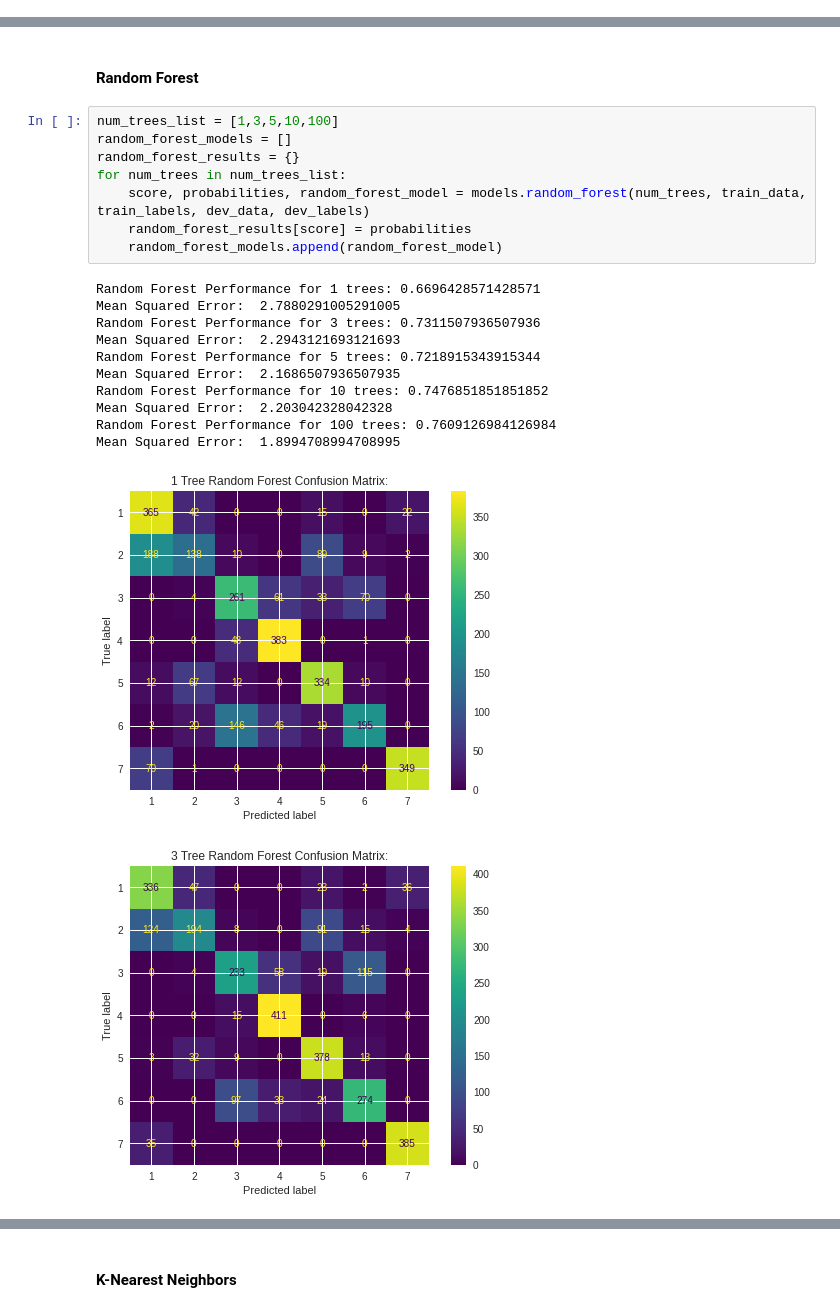
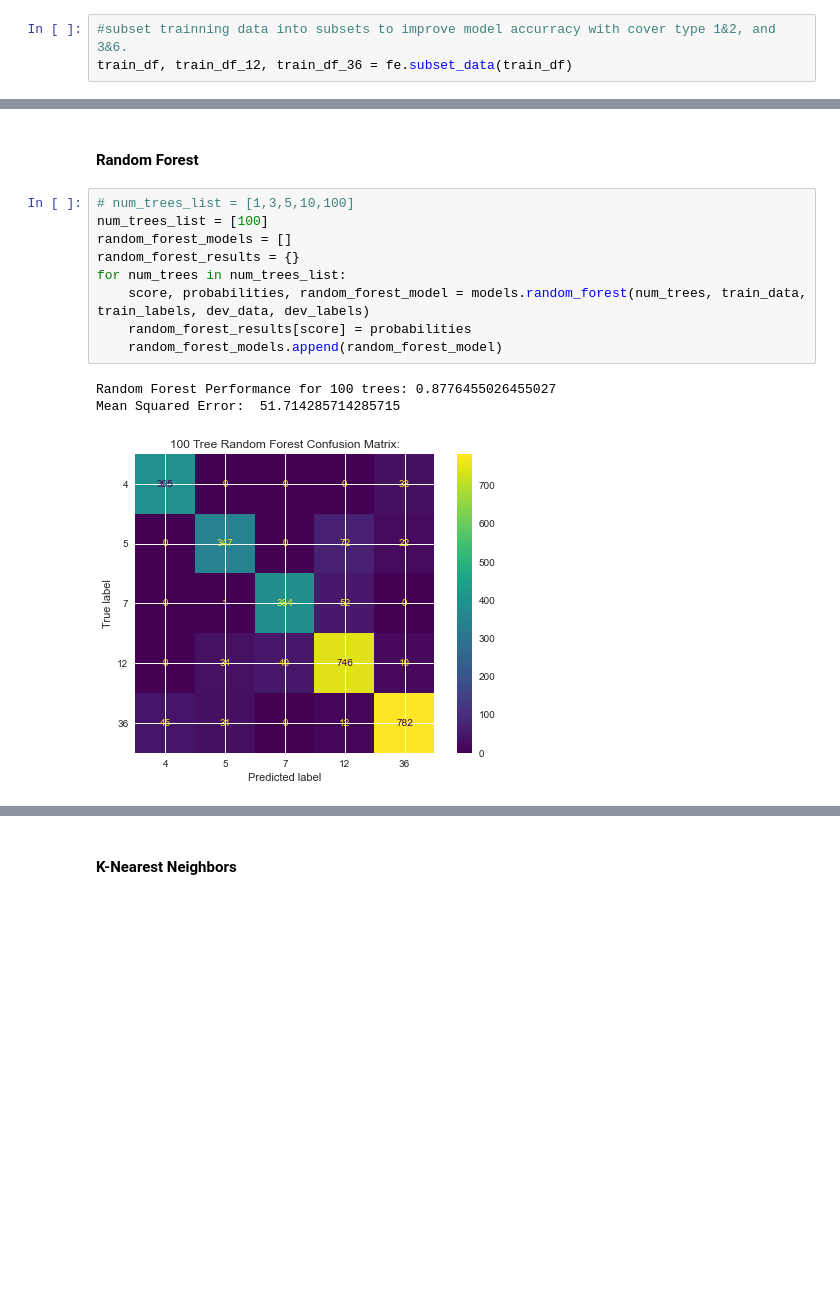
Before and after one commit to justinetaylor/mids-w207-final-project, a Jupyter notebook: clear_cut_solution.ipynb, the cells around one changed output, grey strips where cells are left out. Cells and saved outputs as stored; diff of their text form; blank space fills up the shorter version.

Commit message:
split and train separately

```diff
--- a/clear_cut_solution.ipynb
+++ b/clear_cut_solution.ipynb
@@ -75,3 +84,6 @@ TODO: Explain why we're making Elevation polynomial
+# %%
+#subset trainning data into subsets to improve model accurracy with cover type 1&2, and 3&6.
+train_df, train_df_12, train_df_36 = fe.subset_data(train_df)
 # %%
 def manipulate_data(data):
     """
@@ -162,23 +222,15 @@ Dev data shape: (3024, 52) Dev labels shape: (3024,)
 # %% [markdown]
 #### Random Forest
 # %%
-num_trees_list = [1,3,5,10,100]
+# num_trees_list = [1,3,5,10,100]
+num_trees_list = [100]
 random_forest_models = []
 random_forest_results = {}
 for num_trees in num_trees_list:
     score, probabilities, random_forest_model = models.random_forest(num_trees, train_data, train_labels, dev_data, dev_labels)
     random_forest_results[score] = probabilities
     random_forest_models.append(random_forest_model)
 # %% [output]
-Random Forest Performance for 1 trees: 0.6696428571428571
-Mean Squared Error:  2.7880291005291005
-Random Forest Performance for 3 trees: 0.7311507936507936
-Mean Squared Error:  2.2943121693121693
-Random Forest Performance for 5 trees: 0.7218915343915344
-Mean Squared Error:  2.1686507936507935
-Random Forest Performance for 10 trees: 0.7476851851851852
-Mean Squared Error:  2.203042328042328
-Random Forest Performance for 100 trees: 0.7609126984126984
-Mean Squared Error:  1.8994708994708995
+Random Forest Performance for 100 trees: 0.8776455026455027
+Mean Squared Error:  51.714285714285715
-[figure, old version]
+[figure, new version]
-[figure, removed]
```
Also changed, not shown: parts of 35 cells of this notebook, 1 other file.
